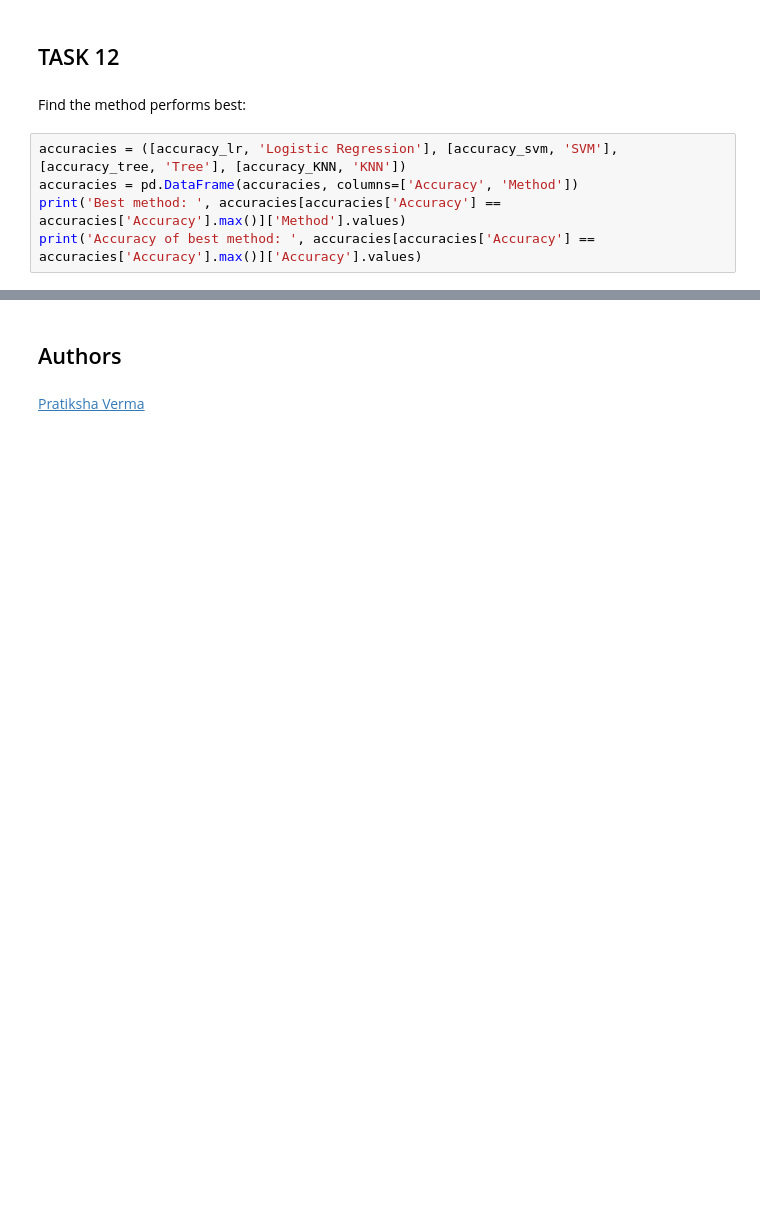
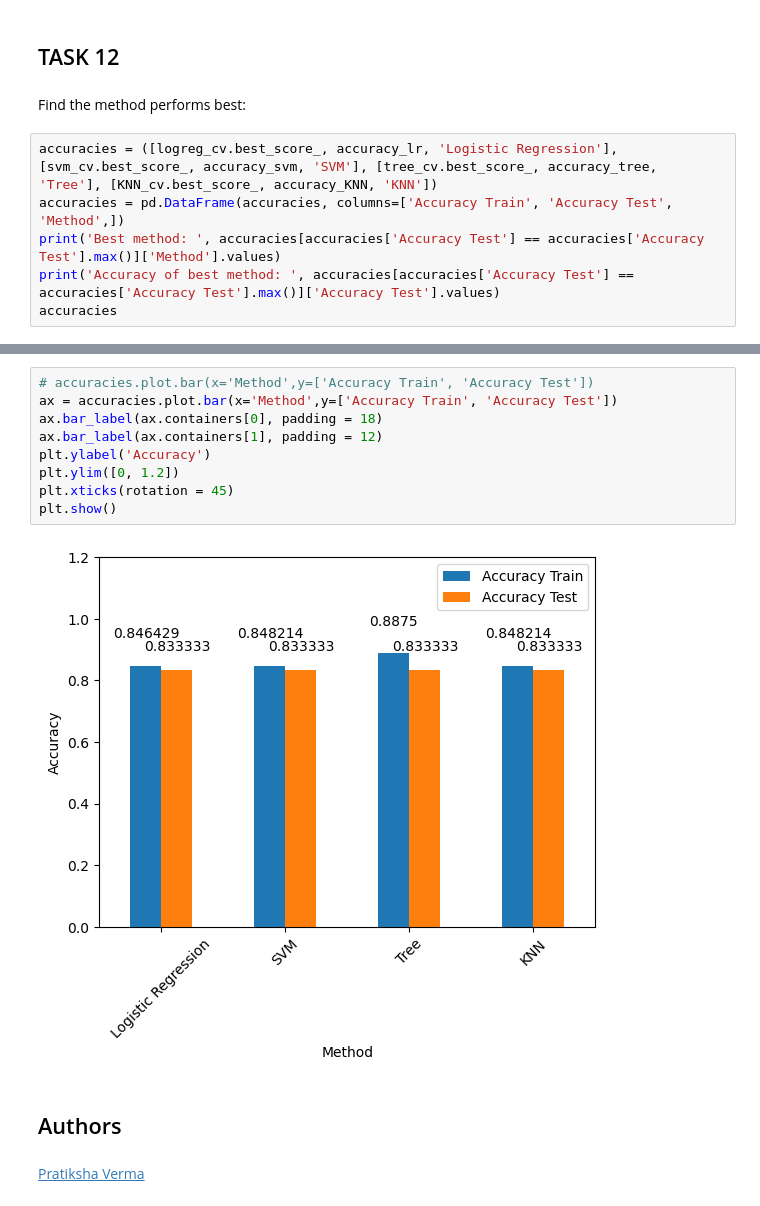
Before and after one commit to tho-ma24/Applied-Data-Science-Capstone, a Jupyter notebook: SpaceX_Machine Learning Prediction_Part_5.ipynb, the cells around one changed output, grey strips where cells are left out. Saved outputs shown, nothing was run; the diff lists cells and outputs as text; blank space fills up the shorter version.

```diff
--- a/SpaceX_Machine Learning Prediction_Part_5.ipynb
+++ b/SpaceX_Machine Learning Prediction_Part_5.ipynb
@@ -379,8 +348,9 @@ plot_confusion_matrix(Y_test,yhat)
 # %% [markdown]
 Find the method performs best:
 # %%
-accuracies = ([accuracy_lr, 'Logistic Regression'], [accuracy_svm, 'SVM'], [accuracy_tree, 'Tree'], [accuracy_KNN, 'KNN'])
-accuracies = pd.DataFrame(accuracies, columns=['Accuracy', 'Method'])
-print('Best method: ', accuracies[accuracies['Accuracy'] == accuracies['Accuracy'].max()]['Method'].values)
-print('Accuracy of best method: ', accuracies[accuracies['Accuracy'] == accuracies['Accuracy'].max()]['Accuracy'].values)
+accuracies = ([logreg_cv.best_score_, accuracy_lr, 'Logistic Regression'], [svm_cv.best_score_, accuracy_svm, 'SVM'], [tree_cv.best_score_, accuracy_tree, 'Tree'], [KNN_cv.best_score_, accuracy_KNN, 'KNN'])
+accuracies = pd.DataFrame(accuracies, columns=['Accuracy Train', 'Accuracy Test', 'Method',])
+print('Best method: ', accuracies[accuracies['Accuracy Test'] == accuracies['Accuracy Test'].max()]['Method'].values)
+print('Accuracy of best method: ', accuracies[accuracies['Accuracy Test'] == accuracies['Accuracy Test'].max()]['Accuracy Test'].values)
+accuracies
 # %% [output]
@@ -389,3 +364,14 @@ Accuracy of best method:  [0.94444444]
+# %%
+# accuracies.plot.bar(x='Method',y=['Accuracy Train', 'Accuracy Test'])
+ax = accuracies.plot.bar(x='Method',y=['Accuracy Train', 'Accuracy Test'])
+ax.bar_label(ax.containers[0], padding = 18)
+ax.bar_label(ax.containers[1], padding = 12)
+plt.ylabel('Accuracy')
+plt.ylim([0, 1.2])
+plt.xticks(rotation = 45)
+plt.show()
+# %% [output]
+[figure, added]
 # %% [markdown]
 ## Authors
 # %% [markdown]
```
Also changed, not shown: parts of 7 cells of this notebook.
